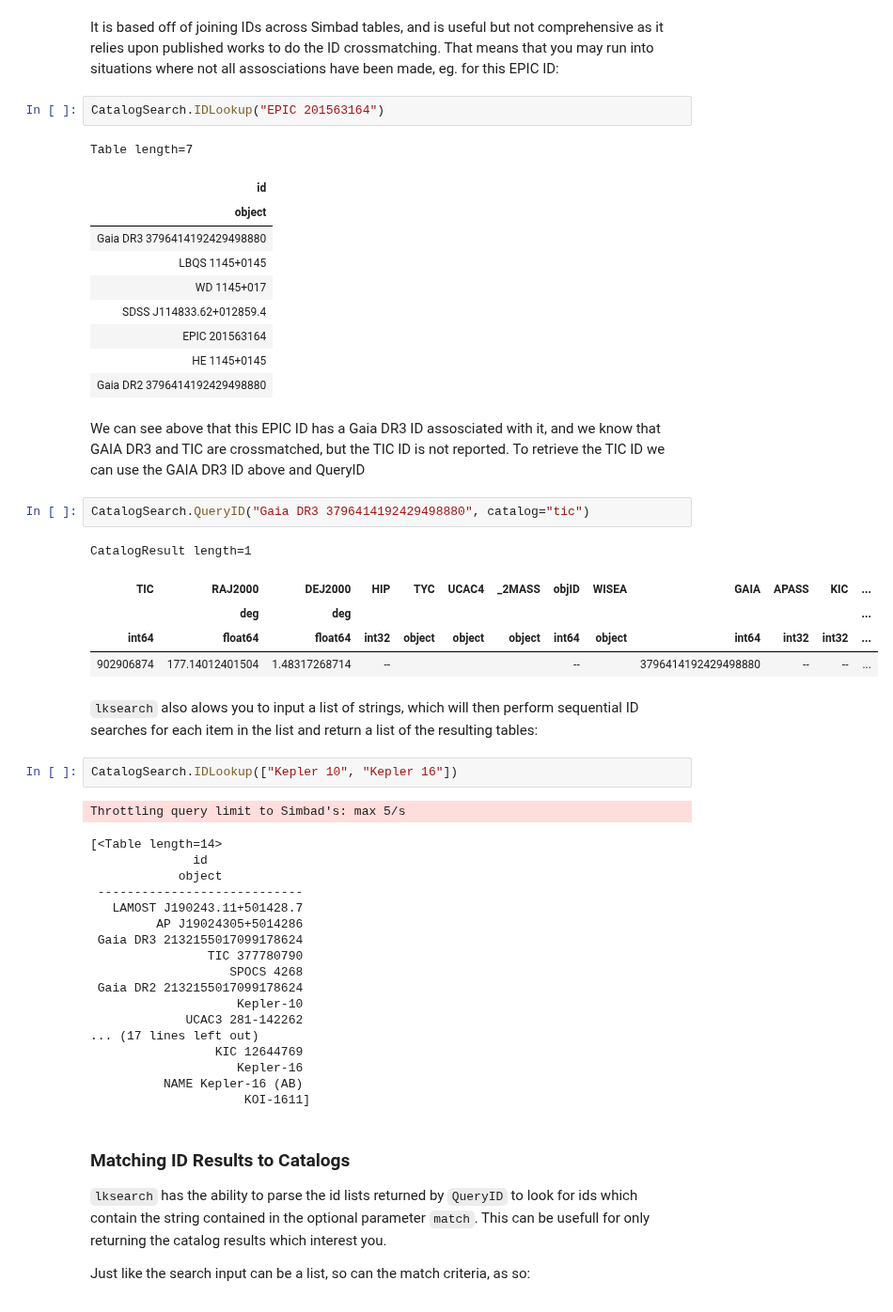
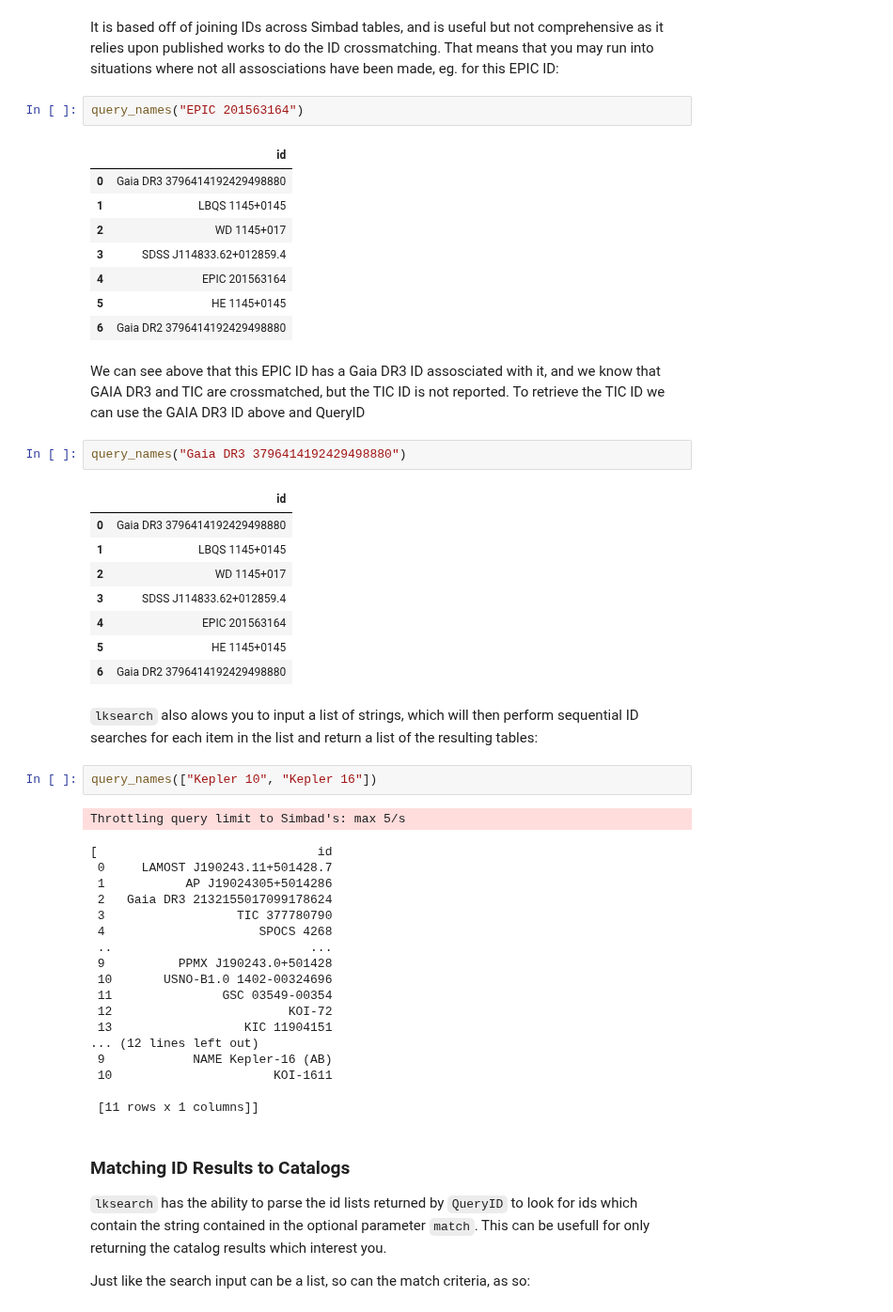
Before and after one commit to lightkurve/lksearch, a Jupyter notebook: docs/tutorials/catalog-searches.ipynb, the cells around one changed output. Shown at 94% size. Saved outputs shown, nothing was run; the diff lists cells and outputs as text.

```diff
--- a/docs/tutorials/catalog-searches.ipynb
+++ b/docs/tutorials/catalog-searches.ipynb
@@ -301,51 +229,52 @@ Table length=14
 # %% [markdown]
 It is based off of joining IDs across Simbad tables, and is useful but not comprehensive as it relies upon published works to do the ID crossmatching.  That means that you may run into situations where not all assosciations have been made, eg. for this EPIC ID:
 # %%
-CatalogSearch.IDLookup("EPIC 201563164")
+query_names("EPIC 201563164")
 # %% [output]
-Table length=7
-| id |
-| object |
-| Gaia DR3 3796414192429498880 |
-| LBQS 1145+0145 |
-| WD 1145+017 |
-| SDSS J114833.62+012859.4 |
-| EPIC 201563164 |
-| HE 1145+0145 |
-| Gaia DR2 3796414192429498880 |
+|  | id |
+| 0 | Gaia DR3 3796414192429498880 |
+| 1 | LBQS 1145+0145 |
+| 2 | WD 1145+017 |
+| 3 | SDSS J114833.62+012859.4 |
+| 4 | EPIC 201563164 |
+| 5 | HE 1145+0145 |
+| 6 | Gaia DR2 3796414192429498880 |
 # %% [markdown]
 We can see above that this EPIC ID has a Gaia DR3 ID assosciated with it, and we know that GAIA DR3 and TIC are crossmatched, but the TIC ID is not reported.  To retrieve the TIC ID we can use the GAIA DR3 ID above and QueryID
 # %%
-CatalogSearch.QueryID("Gaia DR3 3796414192429498880", catalog="tic")
+query_names("Gaia DR3 3796414192429498880")
 # %% [output]
-CatalogResult length=1
-| TIC | RAJ2000 | DEJ2000 | HIP | TYC | UCAC4 | _2MASS | objID | WISEA | GAIA | APASS | KIC | ... |
-|  | deg | deg |  |  |  |  |  |  |  |  |  | ... |
-| int64 | float64 | float64 | int32 | object | object | object | int64 | object | int64 | int32 | int32 | ... |
-| 902906874 | 177.14012401504 | 1.48317268714 | -- |  |  |  | -- |  | 3796414192429498880 | -- | -- | ... |
+|  | id |
+| 0 | Gaia DR3 3796414192429498880 |
+| 1 | LBQS 1145+0145 |
+| 2 | WD 1145+017 |
+| 3 | SDSS J114833.62+012859.4 |
+| 4 | EPIC 201563164 |
+| 5 | HE 1145+0145 |
+| 6 | Gaia DR2 3796414192429498880 |
 # %% [markdown]
 `lksearch` also alows you to input a list of strings, which will then perform sequential ID searches for each item in the list and return a list of the resulting tables:
 # %%
-CatalogSearch.IDLookup(["Kepler 10", "Kepler 16"])
+query_names(["Kepler 10", "Kepler 16"])
 # %% [output]
 Throttling query limit to Simbad's: max 5/s
-[<Table length=14>
-              id
-            object
- ----------------------------
-   LAMOST J190243.11+501428.7
-         AP J19024305+5014286
- Gaia DR3 2132155017099178624
-                TIC 377780790
-                   SPOCS 4268
- Gaia DR2 2132155017099178624
-                    Kepler-10
-             UCAC3 281-142262
-... (17 lines left out)
-                 KIC 12644769
-                    Kepler-16
-          NAME Kepler-16 (AB)
-                     KOI-1611]
+[                              id
+ 0     LAMOST J190243.11+501428.7
+ 1           AP J19024305+5014286
+ 2   Gaia DR3 2132155017099178624
+ 3                  TIC 377780790
+ 4                     SPOCS 4268
+ ..                           ...
+ 9          PPMX J190243.0+501428
+ 10       USNO-B1.0 1402-00324696
+ 11               GSC 03549-00354
+ 12                        KOI-72
+ 13                  KIC 11904151
+... (12 lines left out)
+ 9            NAME Kepler-16 (AB)
+ 10                      KOI-1611
+
+ [11 rows x 1 columns]]
 # %% [markdown]
 ### Matching ID Results to Catalogs
 `lksearch` has the ability to parse the id lists returned by `QueryID` to look for ids which contain the string contained in the optional parameter `match`.  This can be usefull for only returning the catalog results which interest you.
```
Also changed, not shown: parts of 23 cells of this notebook, 4 other files.
